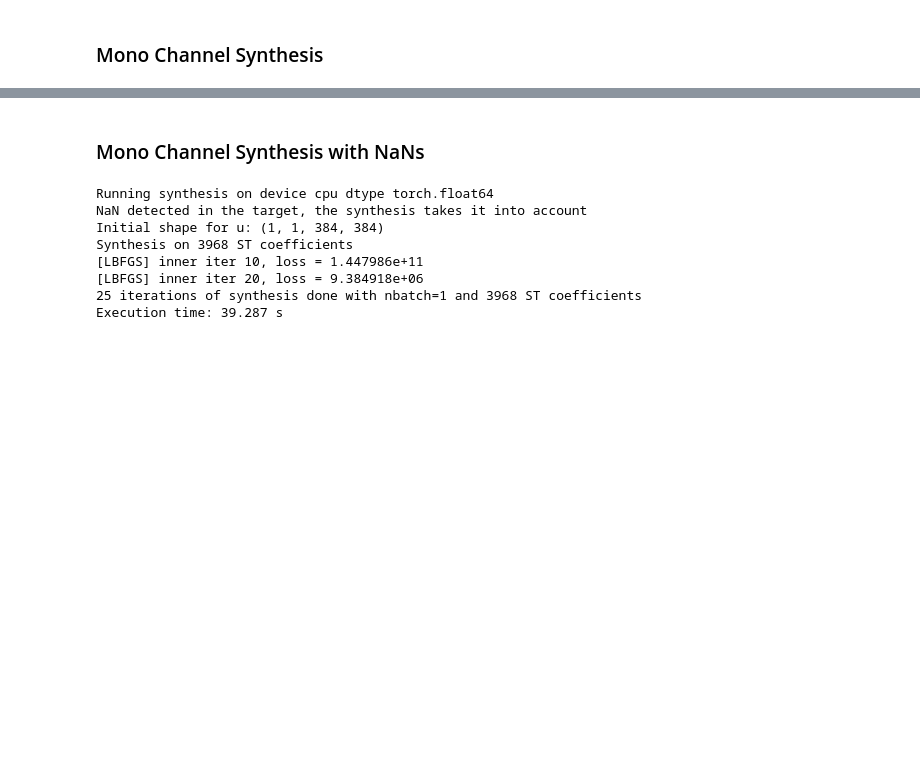
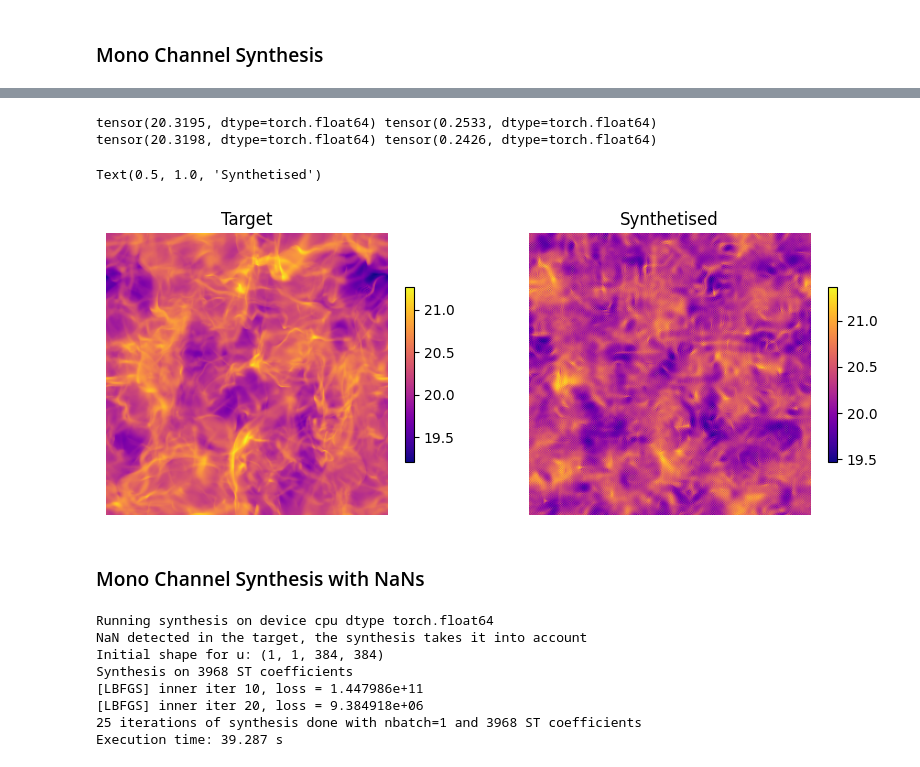
Before and after one commit to camilledussauchoy-glitch/STL-Dev_Camille, a Jupyter notebook: docs/user_notebook.ipynb, the cells around one changed output, grey strips where cells are left out. Drawn from its saved outputs; the diff is of its cells as text; code cells hidden in the pictures; blank space fills up the shorter version.

Commit message:
mean and variance handling in synthesis

```diff
--- a/docs/user_notebook.ipynb
+++ b/docs/user_notebook.ipynb
@@ -248,0 +273,23 @@ Text(0.5, 1.0, 'Synthetised')
+# %%
+from STL_main.STL_2D_FFT_Torch import STL_2D_FFT_Torch
+target = np.stack(im[0,0])
+target = STL_2D_FFT_Torch(target, pbc=True)
+st_op = target.get_ST_op()
+
+
+compute_cross_matrix = None
+
+u1, histo1 = optimize_scattering_LBFGS(
+        target=target,
+        st_op_target=st_op,
+        st_op_running=st_op,
+        pbc_running=True,
+        compute_cross_matrix=compute_cross_matrix,
+        nbatch=1,
+        max_iter=50,
+        lr=1.0,
+        history_size=50,
+        print_iter=10,
+        verbose=True,
+        seed=26,
+    )
@@ -249,3 +308,27 @@ Text(0.5, 1.0, 'Synthetised')
+# %%
+print(target.array.mean(), target.array.std())
+print(u1.mean(), u1.std())
+# %% [output]
+tensor(20.3195, dtype=torch.float64) tensor(0.2533, dtype=torch.float64)
+tensor(20.3198, dtype=torch.float64) tensor(0.2426, dtype=torch.float64)
+# %%
+plt.figure(figsize=(10,10))
+amp = 1
+
+plt.subplot(2,2,1)
+plt.imshow(target.array.cpu().numpy(), cmap='plasma')
+plt.colorbar(shrink=0.5)
+plt.axis('off')
+plt.title('Target')
+
+plt.subplot(2,2,2)
+plt.imshow(u1.cpu().numpy(), cmap='plasma')
+plt.colorbar(shrink=0.5)
+plt.axis('off')
+plt.title('Synthetised')
+# %% [output]
+Text(0.5, 1.0, 'Synthetised')
+[figure, added]
 # %% [markdown]
 ### Mono Channel Synthesis with NaNs
 # %%
```
Also changed, not shown: parts of 10 cells of this notebook, 6 other files.
